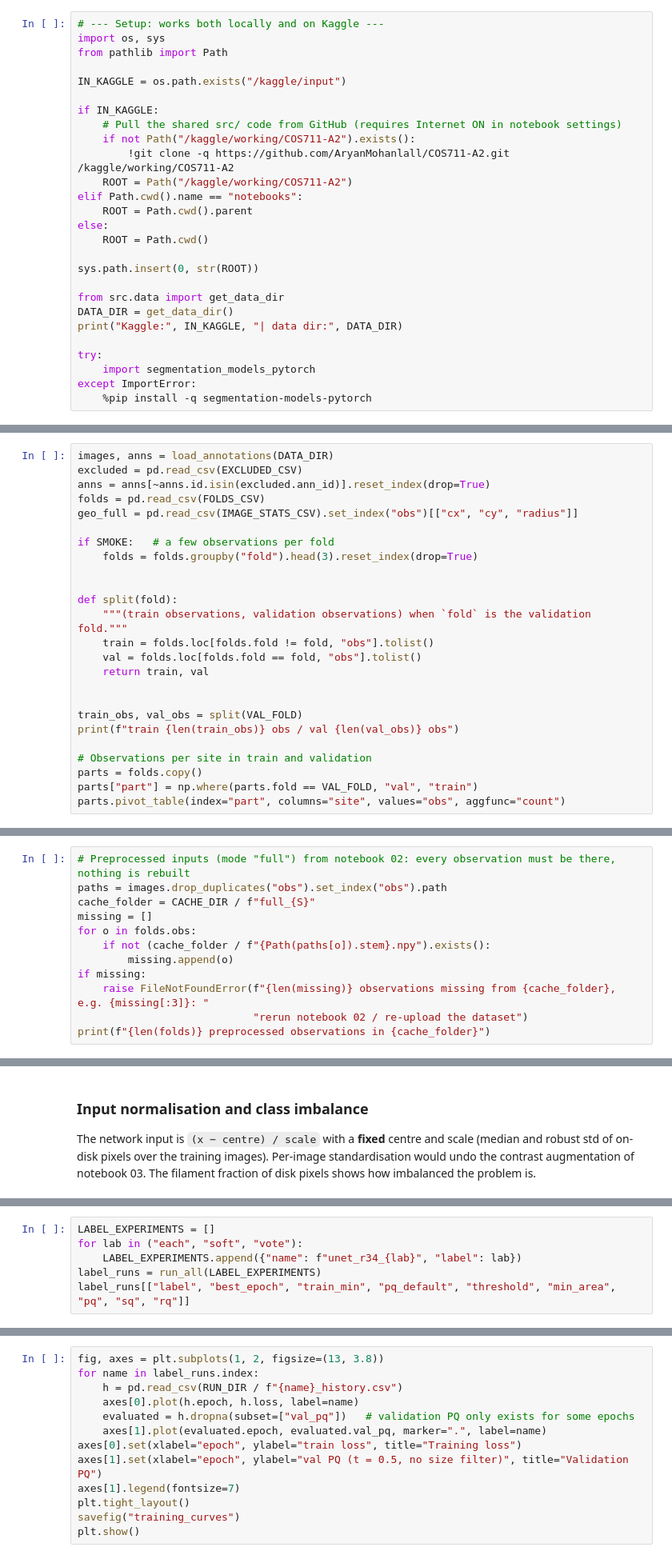
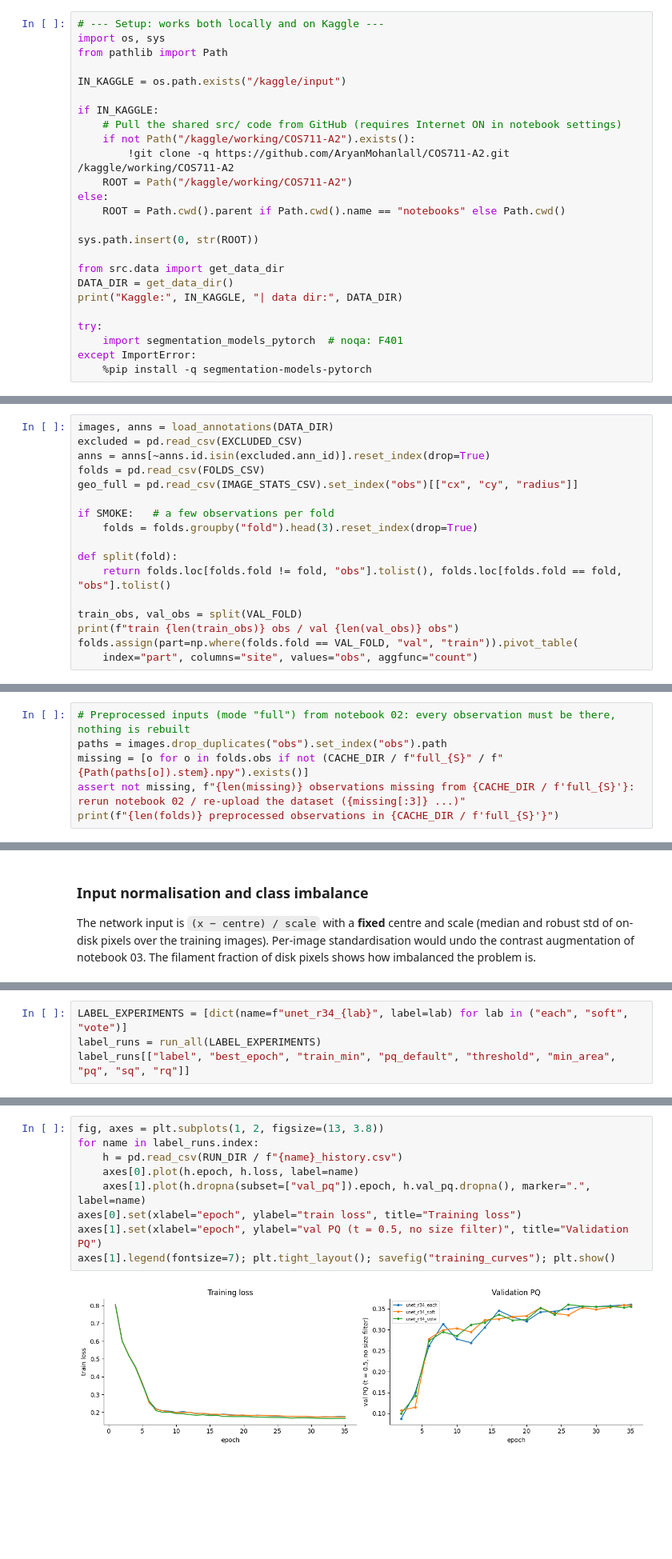
Before and after one commit to AryanMohanlall/COS711-A2, a Jupyter notebook: notebooks/04_baseline_training.ipynb, the cells around one changed output, grey strips where cells are left out. Shown at 80% size. Cells and saved outputs as stored; diff of their text form; blank space fills up the shorter version.

```diff
--- a/notebooks/04_baseline_training.ipynb
+++ b/notebooks/04_baseline_training.ipynb
@@ -33,10 +33,8 @@ if IN_KAGGLE:
     if not Path("/kaggle/working/COS711-A2").exists():
         !git clone -q https://github.com/AryanMohanlall/COS711-A2.git /kaggle/working/COS711-A2
     ROOT = Path("/kaggle/working/COS711-A2")
-elif Path.cwd().name == "notebooks":
-    ROOT = Path.cwd().parent
 else:
-    ROOT = Path.cwd()
+    ROOT = Path.cwd().parent if Path.cwd().name == "notebooks" else Path.cwd()
 
 sys.path.insert(0, str(ROOT))
 
@@ -45,6 +43,6 @@ DATA_DIR = get_data_dir()
 print("Kaggle:", IN_KAGGLE, "| data dir:", DATA_DIR)
 
 try:
-    import segmentation_models_pytorch
+    import segmentation_models_pytorch  # noqa: F401
 except ImportError:
     %pip install -q segmentation-models-pytorch
@@ -183,18 +155,10 @@ geo_full = pd.read_csv(IMAGE_STATS_CSV).set_index("obs")[["cx", "cy", "radius"]]
 if SMOKE:   # a few observations per fold
     folds = folds.groupby("fold").head(3).reset_index(drop=True)
 
-
 def split(fold):
-    """(train observations, validation observations) when `fold` is the validation fold."""
-    train = folds.loc[folds.fold != fold, "obs"].tolist()
-    val = folds.loc[folds.fold == fold, "obs"].tolist()
-    return train, val
-
+    return folds.loc[folds.fold != fold, "obs"].tolist(), folds.loc[folds.fold == fold, "obs"].tolist()
 
 train_obs, val_obs = split(VAL_FOLD)
 print(f"train {len(train_obs)} obs / val {len(val_obs)} obs")
-
-# Observations per site in train and validation
-parts = folds.copy()
-parts["part"] = np.where(parts.fold == VAL_FOLD, "val", "train")
-parts.pivot_table(index="part", columns="site", values="obs", aggfunc="count")
+folds.assign(part=np.where(folds.fold == VAL_FOLD, "val", "train")).pivot_table(
+    index="part", columns="site", values="obs", aggfunc="count")
@@ -201,12 +171,6 @@ parts.pivot_table(index="part", columns="site", values="obs", aggfunc="count")
 # %%
 # Preprocessed inputs (mode "full") from notebook 02: every observation must be there, nothing is rebuilt
 paths = images.drop_duplicates("obs").set_index("obs").path
-cache_folder = CACHE_DIR / f"full_{S}"
-missing = []
-for o in folds.obs:
-    if not (cache_folder / f"{Path(paths[o]).stem}.npy").exists():
-        missing.append(o)
-if missing:
-    raise FileNotFoundError(f"{len(missing)} observations missing from {cache_folder}, e.g. {missing[:3]}: "
-                            "rerun notebook 02 / re-upload the dataset")
-print(f"{len(folds)} preprocessed observations in {cache_folder}")
+missing = [o for o in folds.obs if not (CACHE_DIR / f"full_{S}" / f"{Path(paths[o]).stem}.npy").exists()]
+assert not missing, f"{len(missing)} observations missing from {CACHE_DIR / f'full_{S}'}: rerun notebook 02 / re-upload the dataset ({missing[:3]} ...)"
+print(f"{len(folds)} preprocessed observations in {CACHE_DIR / f'full_{S}'}")
@@ -363,8 +282,6 @@ hard label. `union` is left out: it merged 173 pairs of separate filaments in no
 One model per label type, same seed, same fold. `pq_default` is at threshold 0.5 / no size filter; `pq` is
 after tuning both.
 # %%
-LABEL_EXPERIMENTS = []
-for lab in ("each", "soft", "vote"):
-    LABEL_EXPERIMENTS.append({"name": f"unet_r34_{lab}", "label": lab})
+LABEL_EXPERIMENTS = [dict(name=f"unet_r34_{lab}", label=lab) for lab in ("each", "soft", "vote")]
 label_runs = run_all(LABEL_EXPERIMENTS)
 label_runs[["label", "best_epoch", "train_min", "pq_default", "threshold", "min_area", "pq", "sq", "rq"]]
@@ -371,16 +313,14 @@ label_runs[["label", "best_epoch", "train_min", "pq_default", "threshold", "min_
 # %%
 fig, axes = plt.subplots(1, 2, figsize=(13, 3.8))
 for name in label_runs.index:
     h = pd.read_csv(RUN_DIR / f"{name}_history.csv")
     axes[0].plot(h.epoch, h.loss, label=name)
-    evaluated = h.dropna(subset=["val_pq"])   # validation PQ only exists for some epochs
-    axes[1].plot(evaluated.epoch, evaluated.val_pq, marker=".", label=name)
+    axes[1].plot(h.dropna(subset=["val_pq"]).epoch, h.val_pq.dropna(), marker=".", label=name)
 axes[0].set(xlabel="epoch", ylabel="train loss", title="Training loss")
 axes[1].set(xlabel="epoch", ylabel="val PQ (t = 0.5, no size filter)", title="Validation PQ")
-axes[1].legend(fontsize=7)
-plt.tight_layout()
-savefig("training_curves")
-plt.show()
+axes[1].legend(fontsize=7); plt.tight_layout(); savefig("training_curves"); plt.show()
+# %% [output]
+[figure, added]
 # %% [markdown]
 ## 4. Post-processing of the best model
 # %%
```
Also changed, not shown: parts of 15 cells of this notebook, 3 other files.
